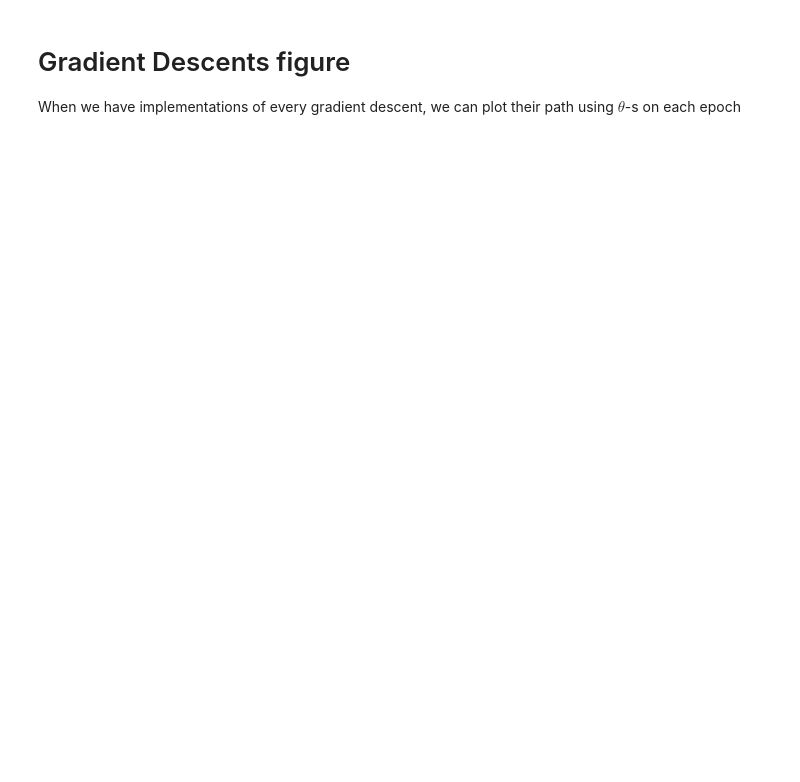
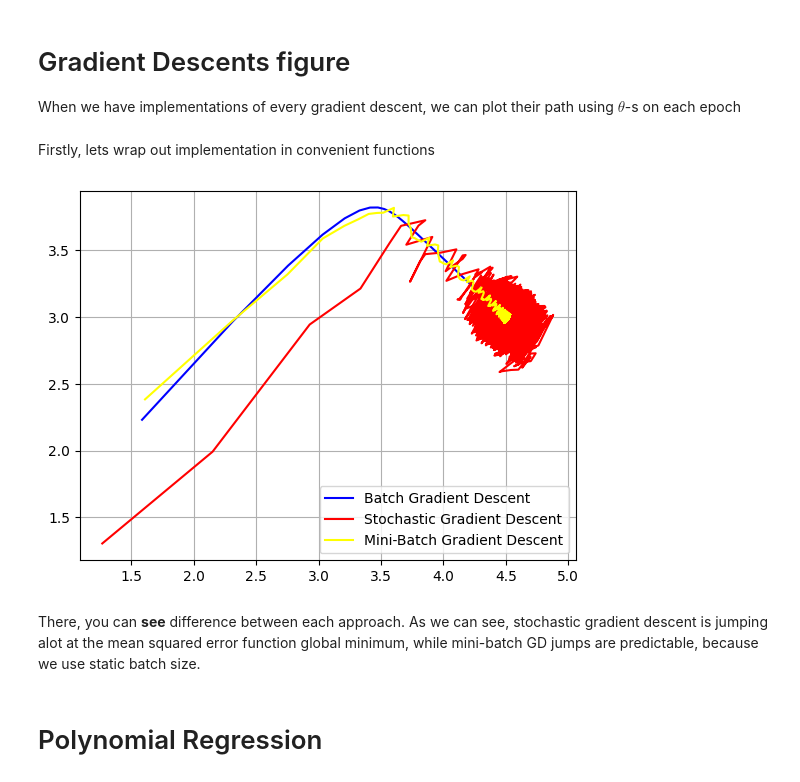
Before and after one commit to yeghor/Learning-Machine-Learning, a Jupyter notebook: jupyter_notes/Training-Models-3.ipynb, the cells around one changed output. Saved outputs shown, nothing was run; the diff lists cells and outputs as text; code cells hidden in the pictures; blank space fills up the shorter version.

Commit message:
added gradient descents visualization

```diff
--- a/jupyter_notes/Training-Models-3.ipynb
+++ b/jupyter_notes/Training-Models-3.ipynb
@@ -260,3 +260,5 @@ array([[4.48236609],
 # Gradient Descents figure
 
 When we have implementations of every gradient descent, we can plot their path using $\theta$-s on each epoch
+# %% [markdown]
+Firstly, lets wrap out implementation in convenient functions
@@ -262,0 +338,14 @@ When we have implementations of every gradient descent, we can plot their path u
+# %%
+plot_batch_gd(X_d, y, n_epochs=100, eta=0.1) # Blue
+plot_stochastic_gd(X_d, y, n_epochs=100, eta=0.1)
+plot_mini_batch_gd(X_d, y, n_epochs=100, eta=0.1)
+
+plt.legend()
+plt.grid(True)
+plt.show()
+# %% [output]
+[figure, added]
+# %% [markdown]
+ There, you can **see** difference between each approach. As we can see, stochastic gradient descent is jumping alot at the mean squared error function global minimum, while mini-batch GD jumps are predictable, because we use static batch size.
+# %% [markdown]
+# Polynomial Regression
```
Also changed, not shown: parts of 5 cells of this notebook.
